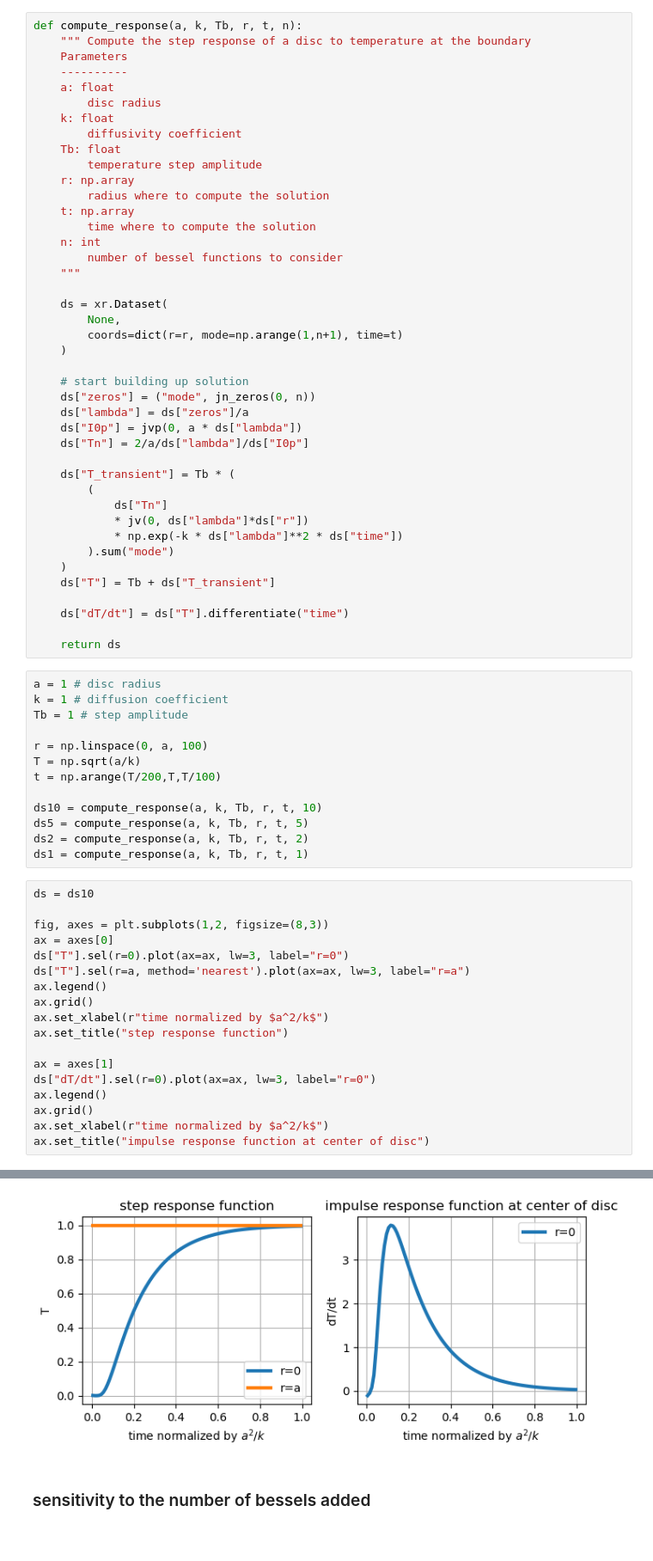
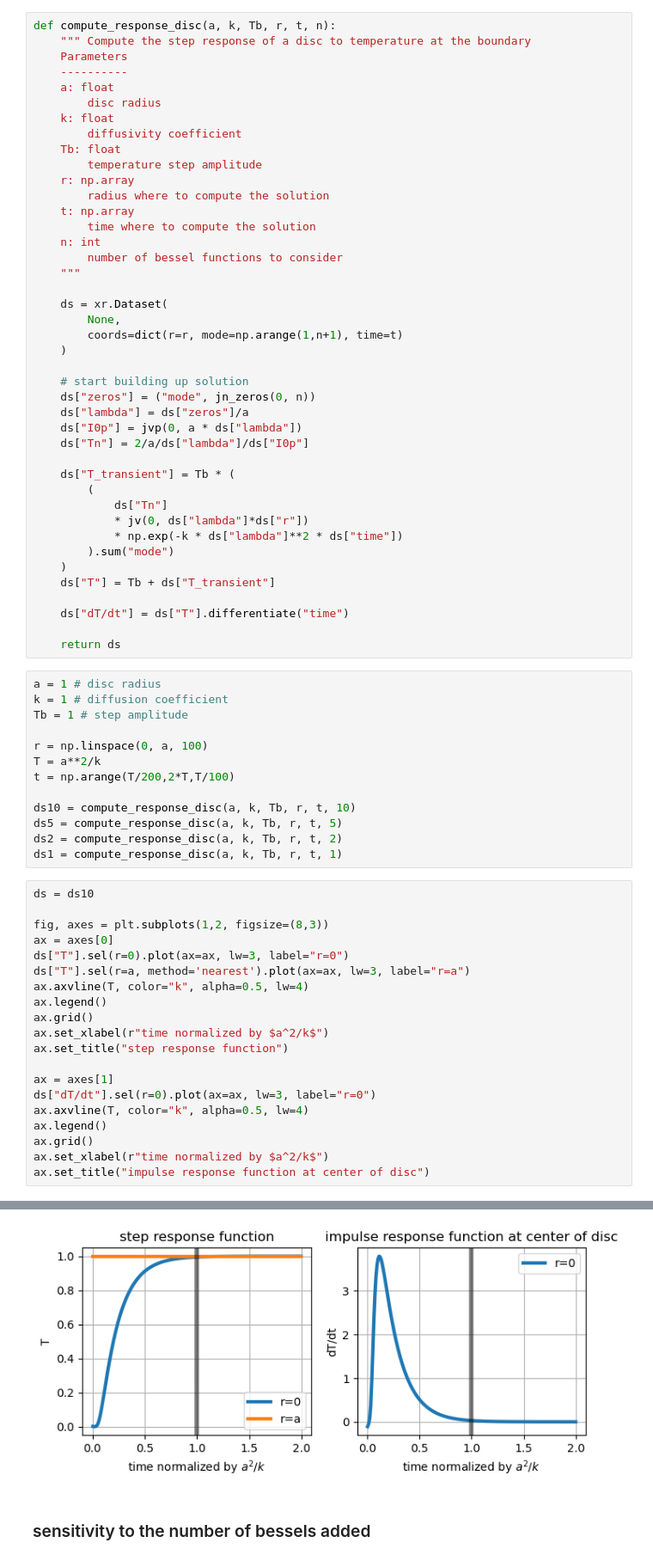
Before and after one commit to apatlpo/das_work, a Jupyter notebook: theory/irf_disc.ipynb, the cells around one changed output, grey strips where cells are left out. Shown at 86% size. Saved outputs shown, nothing was run; the diff lists cells and outputs as text.

```diff
--- a/theory/irf_disc.ipynb
+++ b/theory/irf_disc.ipynb
@@ -10,5 +16,5 @@ import matplotlib.pyplot as plt
 # %%
-def compute_response(a, k, Tb, r, t, n):
+def compute_response_disc(a, k, Tb, r, t, n):
     """ Compute the step response of a disc to temperature at the boundary
     Parameters
     ----------
@@ -55,34 +61,36 @@ k = 1 # diffusion coefficient
 Tb = 1 # step amplitude
 
 r = np.linspace(0, a, 100)
-T = np.sqrt(a/k)
-t = np.arange(T/200,T,T/100)
+T = a**2/k
+t = np.arange(T/200,2*T,T/100)
 
-ds10 = compute_response(a, k, Tb, r, t, 10)
-ds5 = compute_response(a, k, Tb, r, t, 5)
-ds2 = compute_response(a, k, Tb, r, t, 2)
-ds1 = compute_response(a, k, Tb, r, t, 1)
+ds10 = compute_response_disc(a, k, Tb, r, t, 10)
+ds5 = compute_response_disc(a, k, Tb, r, t, 5)
+ds2 = compute_response_disc(a, k, Tb, r, t, 2)
+ds1 = compute_response_disc(a, k, Tb, r, t, 1)
 # %%
 ds = ds10
 
 fig, axes = plt.subplots(1,2, figsize=(8,3))
 ax = axes[0]
 ds["T"].sel(r=0).plot(ax=ax, lw=3, label="r=0")
 ds["T"].sel(r=a, method='nearest').plot(ax=ax, lw=3, label="r=a")
+ax.axvline(T, color="k", alpha=0.5, lw=4)
 ax.legend()
 ax.grid()
 ax.set_xlabel(r"time normalized by $a^2/k$")
 ax.set_title("step response function")
 
 ax = axes[1]
 ds["dT/dt"].sel(r=0).plot(ax=ax, lw=3, label="r=0")
+ax.axvline(T, color="k", alpha=0.5, lw=4)
 ax.legend()
 ax.grid()
 ax.set_xlabel(r"time normalized by $a^2/k$")
 ax.set_title("impulse response function at center of disc")
 # %% [output]
 Text(0.5, 1.0, 'impulse response function at center of disc')
-[figure, old version]
+[figure, new version]
 # %% [markdown]
 ### sensitivity to the number of bessels added
 # %%
```
Also changed, not shown: parts of 17 cells of this notebook.
